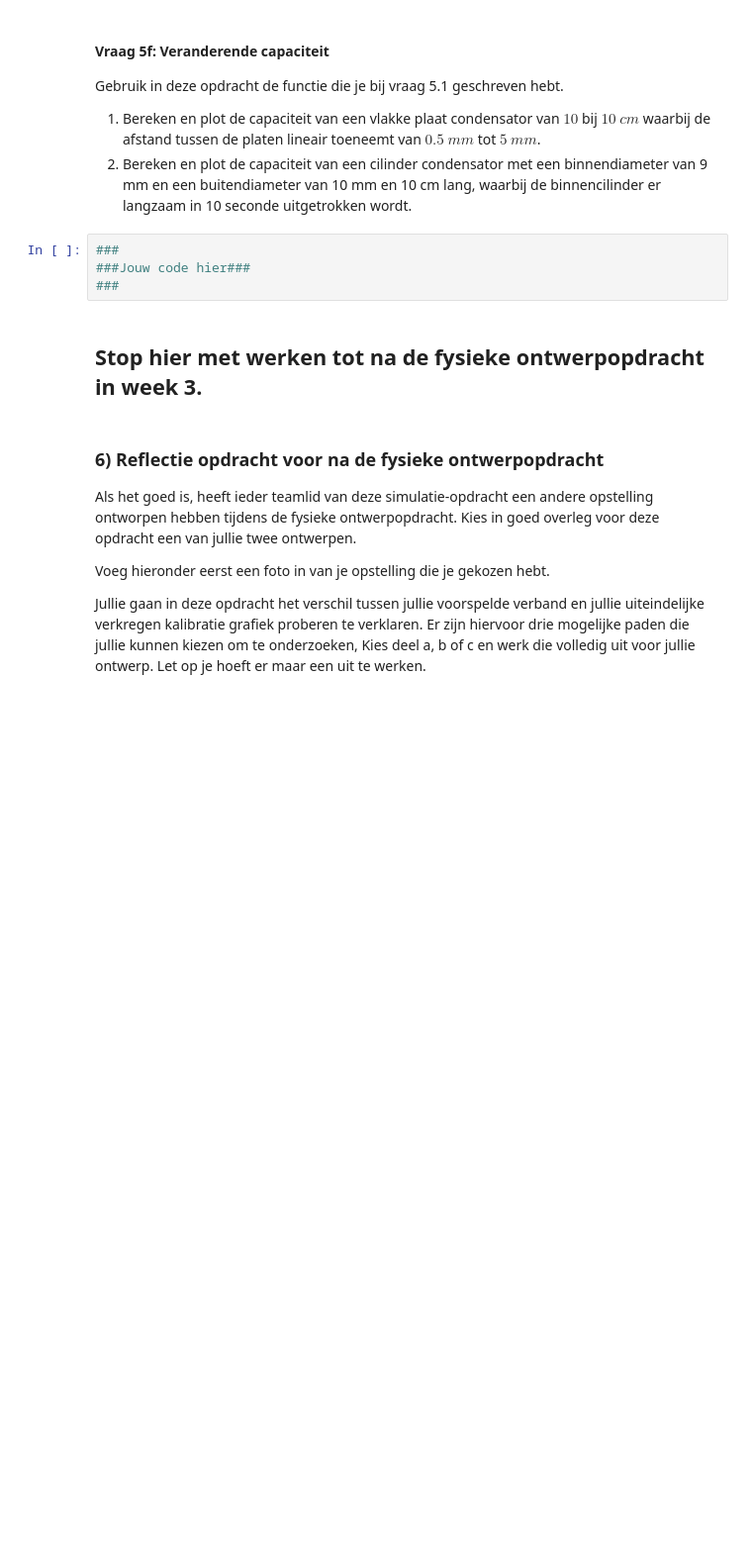
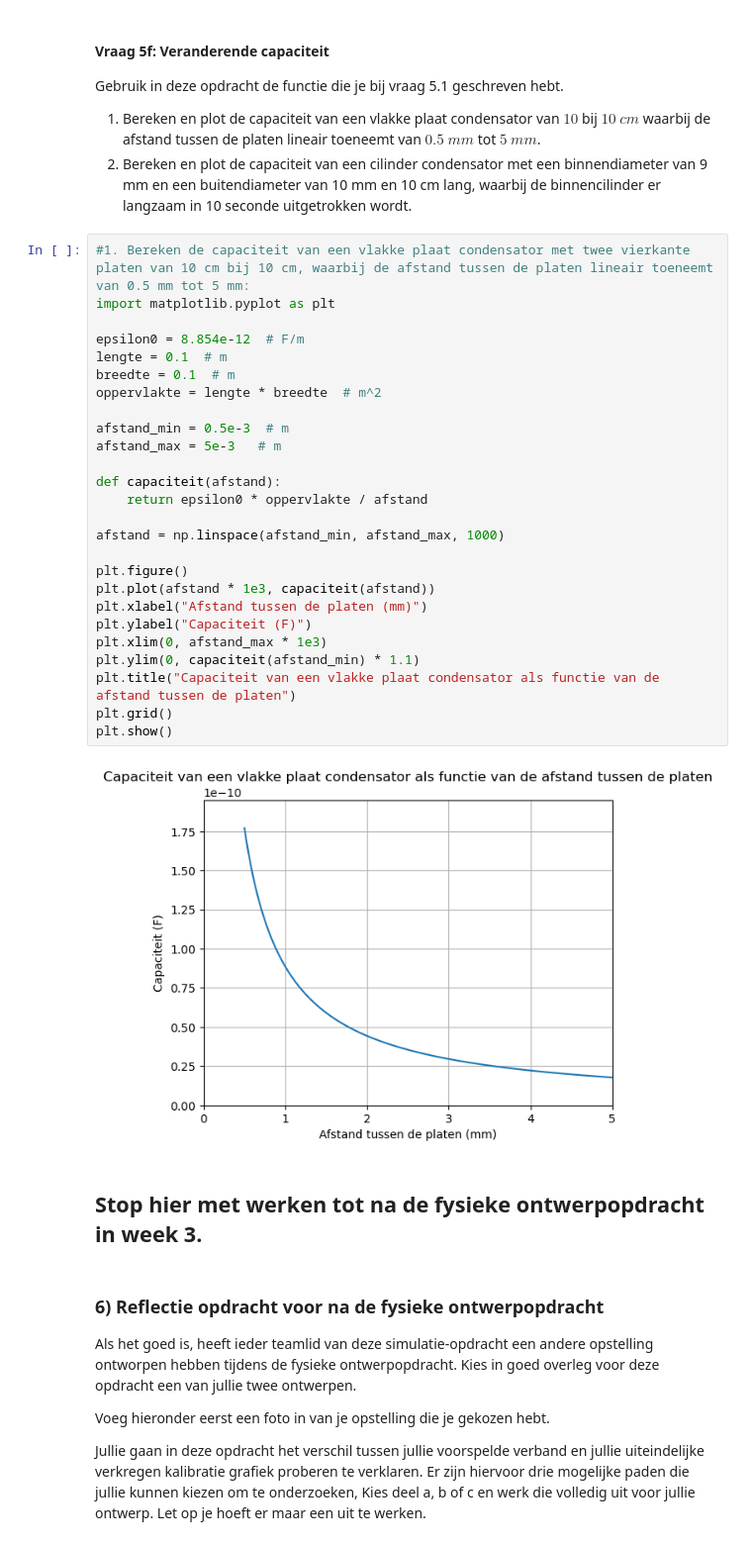
Before and after one commit to wpfPeutz/opdrachten-DEF-D, a Jupyter notebook: DigitaleOntwerpopdrachten/1CondensatorOpdracht/CondensatorOntwerpopdracht 1-4.ipynb, the cells around one changed output. Shown at 99% size. Cells and saved outputs as stored; diff of their text form; blank space fills up the shorter version.

```diff
--- a/DigitaleOntwerpopdrachten/1CondensatorOpdracht/CondensatorOntwerpopdracht 1-4.ipynb
+++ b/DigitaleOntwerpopdrachten/1CondensatorOpdracht/CondensatorOntwerpopdracht 1-4.ipynb
@@ -758,9 +929,33 @@ Gebruik in deze opdracht de functie die je bij vraag 5.1 geschreven hebt.
 1. Bereken en plot de capaciteit van een vlakke plaat condensator van $10$ bij $10$ $cm$ waarbij de afstand tussen de platen lineair toeneemt van $0.5$ $mm$ tot $5$ $mm$.
 2. Bereken en plot de capaciteit van een cilinder condensator met een binnendiameter van 9 mm en een buitendiameter van 10 mm en 10 cm lang, waarbij de binnencilinder er langzaam in 10 seconde uitgetrokken wordt.
 # %%
-###
-###Jouw code hier###
-###
+#1. Bereken de capaciteit van een vlakke plaat condensator met twee vierkante platen van 10 cm bij 10 cm, waarbij de afstand tussen de platen lineair toeneemt van 0.5 mm tot 5 mm:
+import matplotlib.pyplot as plt
+
+epsilon0 = 8.854e-12  # F/m
+lengte = 0.1  # m
+breedte = 0.1  # m
+oppervlakte = lengte * breedte  # m^2
+
+afstand_min = 0.5e-3  # m
+afstand_max = 5e-3   # m
+
+def capaciteit(afstand):
+    return epsilon0 * oppervlakte / afstand
+
+afstand = np.linspace(afstand_min, afstand_max, 1000)
+
+plt.figure()
+plt.plot(afstand * 1e3, capaciteit(afstand))
+plt.xlabel("Afstand tussen de platen (mm)")
+plt.ylabel("Capaciteit (F)")
+plt.xlim(0, afstand_max * 1e3)
+plt.ylim(0, capaciteit(afstand_min) * 1.1)
+plt.title("Capaciteit van een vlakke plaat condensator als functie van de afstand tussen de platen")
+plt.grid()
+plt.show()
+# %% [output]
+[figure, added]
 # %% [markdown]
 ## Stop hier met werken tot na de fysieke ontwerpopdracht in week 3.
 # %% [markdown]
```
Also changed, not shown: parts of 7 cells of this notebook, 2 other files.
